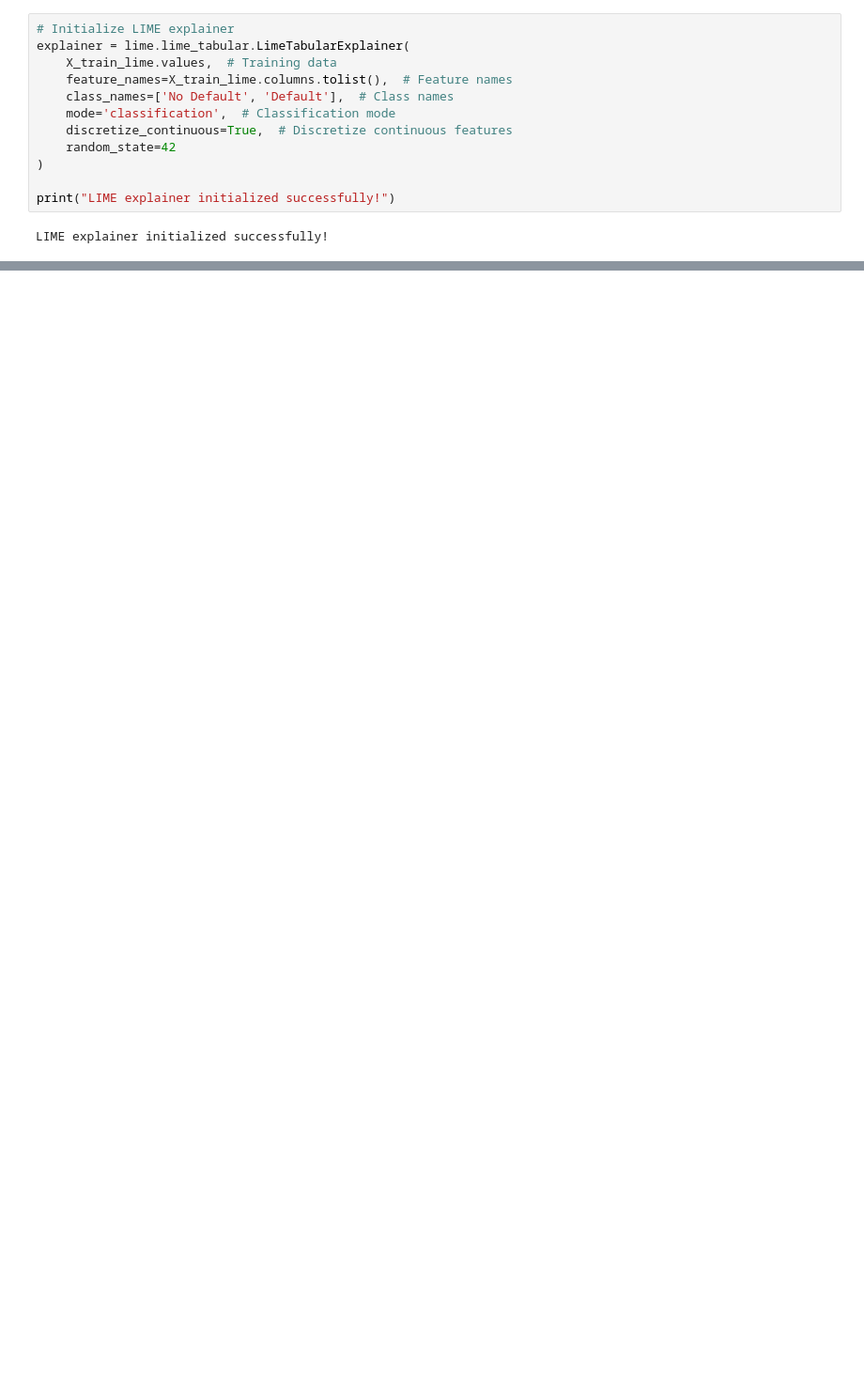
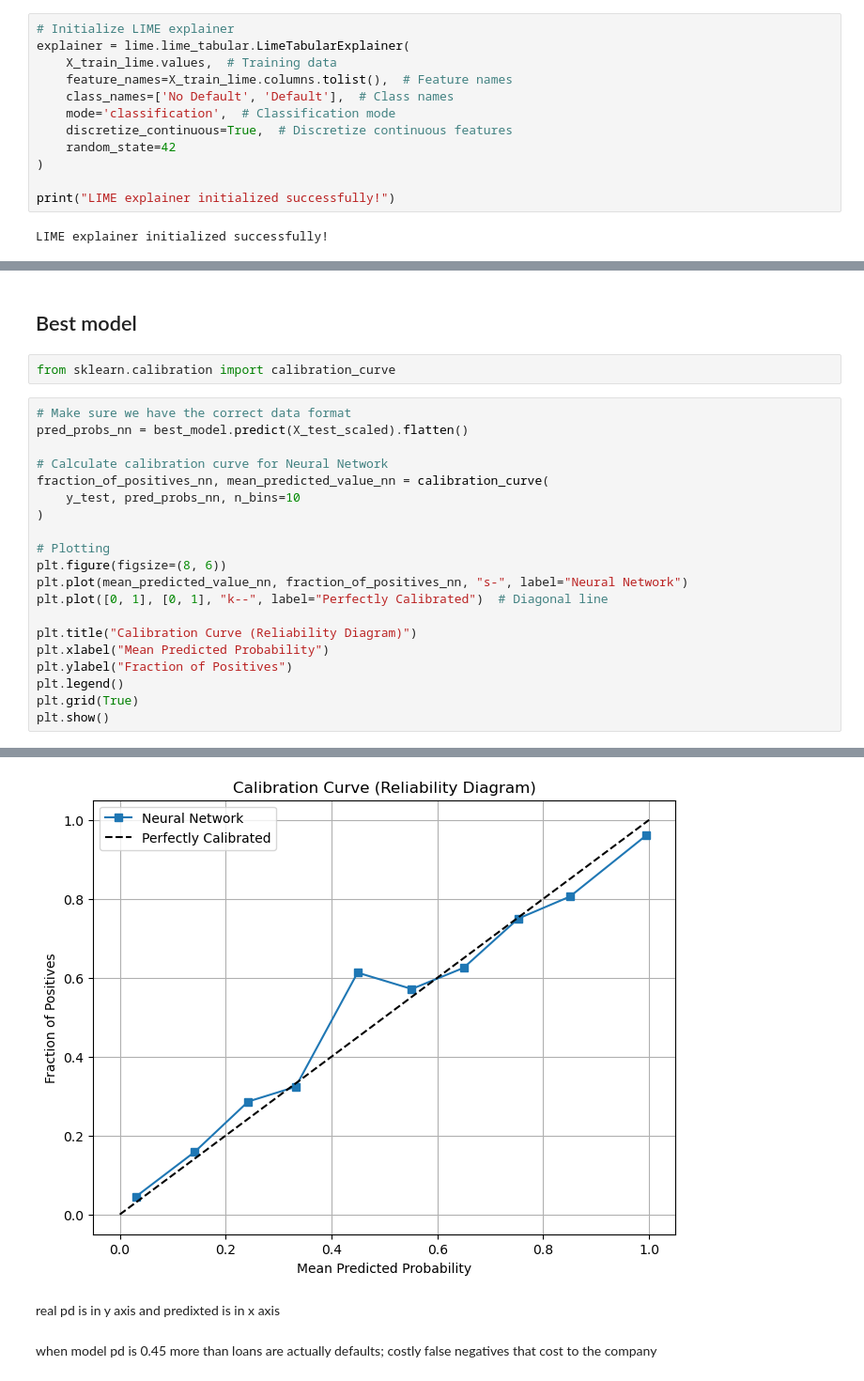
Before and after one commit to Notplays/Credit-Risk, a Jupyter notebook: notebook.ipynb, the cells around one changed output, grey strips where cells are left out. Shown at 94% size. Cells and saved outputs as stored; diff of their text form; blank space fills up the shorter version.

```diff
--- a/notebook.ipynb
+++ b/notebook.ipynb
@@ -925,0 +911,25 @@ print("LIME explainer initialized successfully!")
+# %% [markdown]
+## Best model
+# %%
+from sklearn.calibration import calibration_curve
+# %%
+# Make sure we have the correct data format
+pred_probs_nn = best_model.predict(X_test_scaled).flatten()
+
+# Calculate calibration curve for Neural Network
+fraction_of_positives_nn, mean_predicted_value_nn = calibration_curve(
+    y_test, pred_probs_nn, n_bins=10
+)
+
+# Plotting
+plt.figure(figsize=(8, 6))
+plt.plot(mean_predicted_value_nn, fraction_of_positives_nn, "s-", label="Neural Network")
+plt.plot([0, 1], [0, 1], "k--", label="Perfectly Calibrated")  # Diagonal line
+
+plt.title("Calibration Curve (Reliability Diagram)")
+plt.xlabel("Mean Predicted Probability")
+plt.ylabel("Fraction of Positives")
+plt.legend()
+plt.grid(True)
+plt.show()
+# %% [output]
@@ -925,0 +937,5 @@ print("LIME explainer initialized successfully!")
+[figure, added]
+# %% [markdown]
+real pd is in y axis and predixted is in x axis
+# %% [markdown]
+when model pd is 0.45  more than loans are actually defaults; costly false negatives that cost to the company
```
Also changed, not shown: parts of 12 cells of this notebook.
